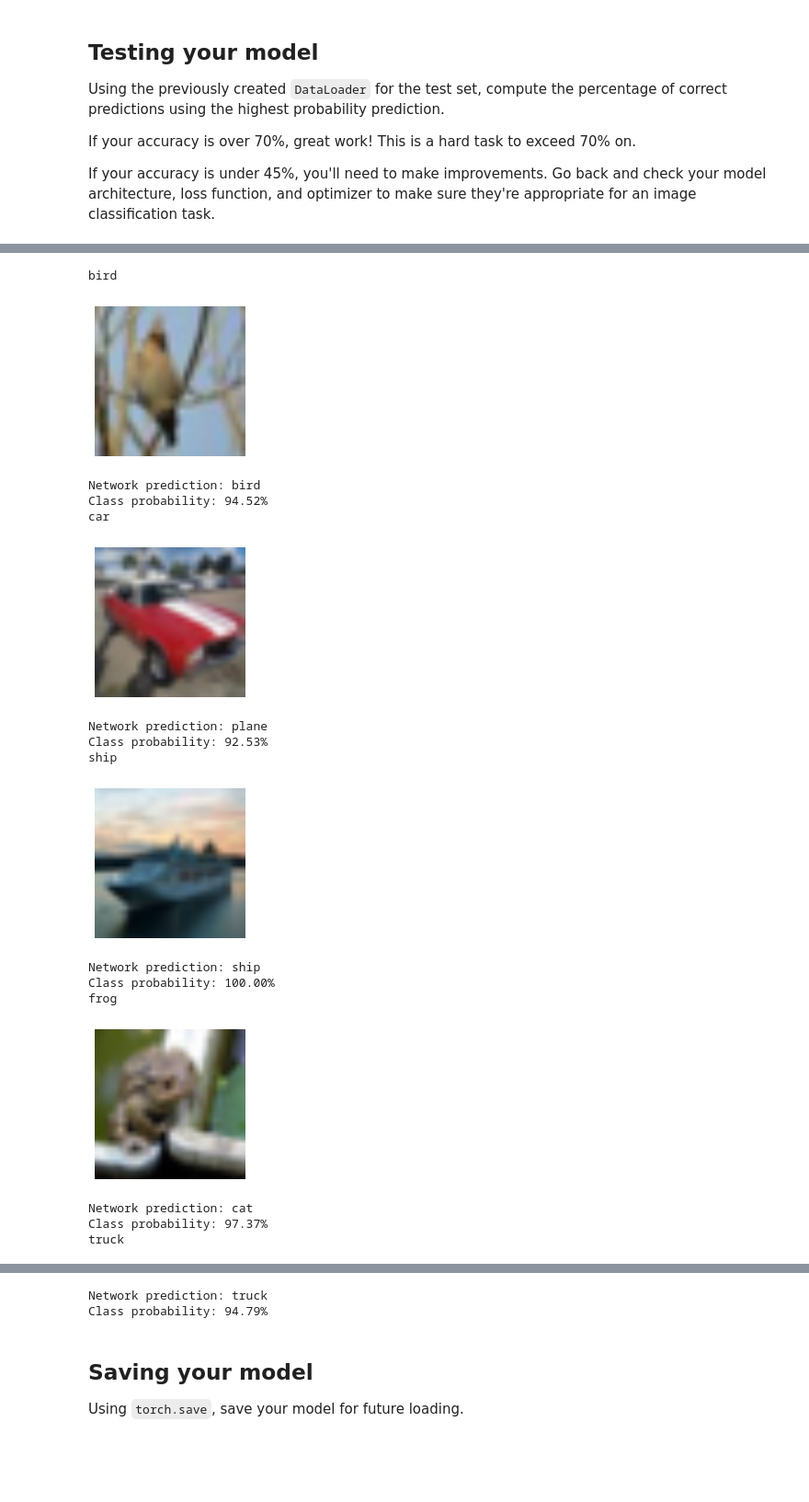
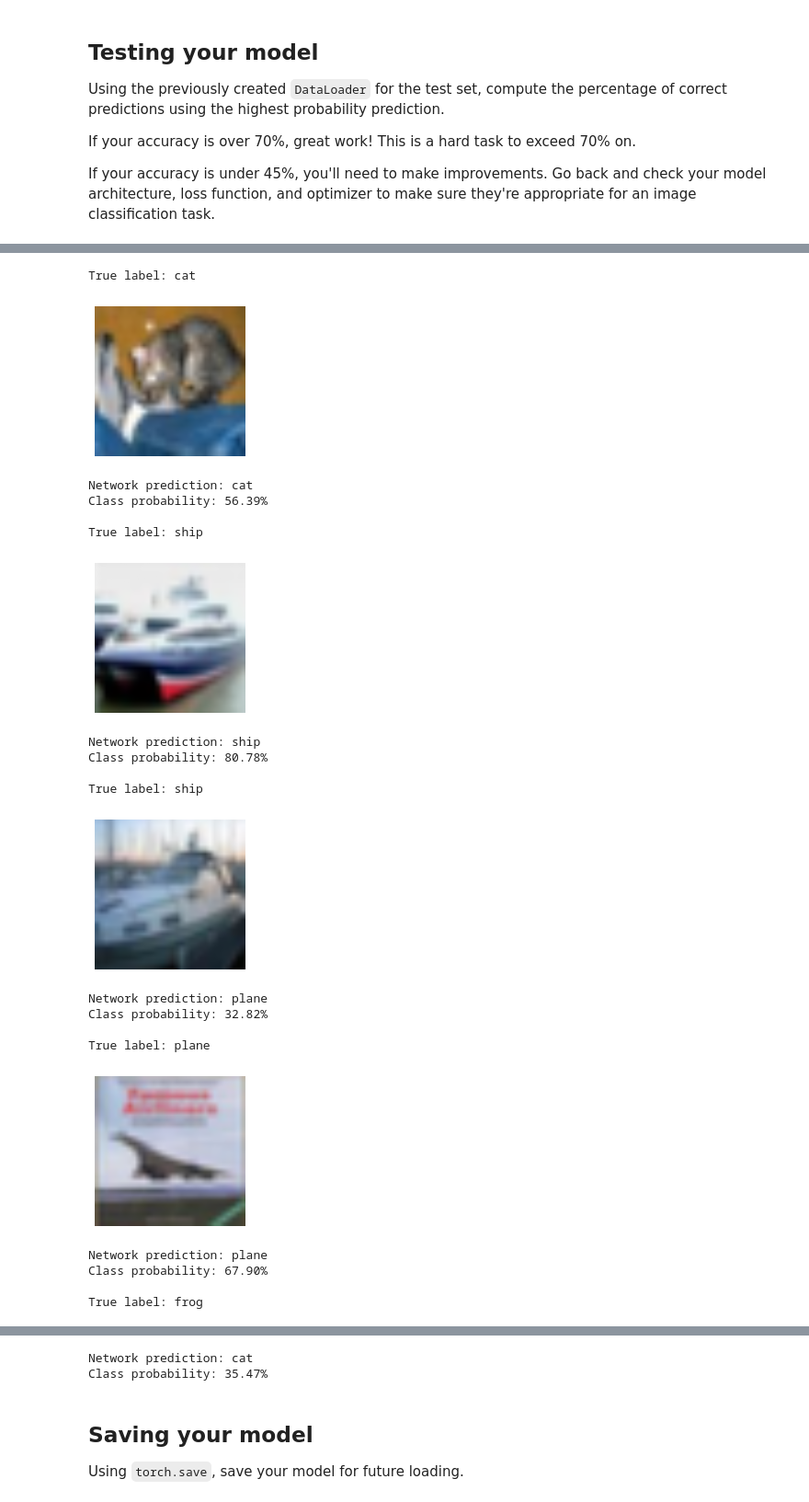
Before and after one commit to bchase17/machine_leaning, a Jupyter notebook: Image_Classification_NN.ipynb, the cells around one changed output, grey strips where cells are left out. Shown: that part at 92% size. Drawn from its saved outputs; the diff is of its cells as text; code cells hidden in the pictures; blank space fills up the shorter version.

```diff
--- a/Image_Classification_NN.ipynb
+++ b/Image_Classification_NN.ipynb
@@ -48,16 +50,18 @@ transform = transforms.Compose([transforms.RandomVerticalFlip(0.5), #flip image
 #num of subprocesses
 workers=2
 #samples per batch
-batch=5
+batch=32
 
 # Create training set and define training dataloader
 trainingset = torchvision.datasets.CIFAR10(root='data', train=True, transform=transform, download=True)
 
-trainload = torch.utils.data.DataLoader(trainingset, batch_size=batch, num_workers=workers, shuffle=True)
+#split trainingset into training and validation sets
+trainset, valset = torch.utils.data.random_split(trainingset, [int(len(trainingset)*.8), int(len(trainingset)*.2)])
+trainload = torch.utils.data.DataLoader(trainset, batch_size=batch, num_workers=workers, shuffle=True)
+valload = torch.utils.data.DataLoader(valset, batch_size=batch, num_workers=workers, shuffle=True)
 
 # Create test set and define test dataloader
-testset = torchvision.datasets.CIFAR10(root='data', train=False, transform=transform, download=True)
-
+testset = torchvision.datasets.CIFAR10(root='data', train=False, transform=transforms.ToTensor(), download=True)
 testload = torch.utils.data.DataLoader(testset, batch_size=batch, num_workers=workers, shuffle=False)
 
 # The 10 classes in the dataset
@@ -138,7 +143,7 @@ class NeuralNetwork(nn.Module):
         self.dropout3 = nn.Dropout(0.25)
 
         # Softmax layer
-        self.softmax = nn.Softmax(dim=1)
+        self.log_softmax = nn.LogSoftmax(dim=1)
 
     def forward(self, x):
 
@@ -157,9 +162,9 @@ class NeuralNetwork(nn.Module):
         x = self.dropout1(x) #avoid overfitting
         x = F.relu(self.fc2(x))
         x = self.dropout2(x) #avoid overfitting
-        x = self.fc3(x)
 
-        x = self.softmax(x)
+        logits = self.fc3(x)
+        x = self.log_softmax(logits)
 
         return x
 
@@ -330,42 +323,48 @@ Files already downloaded and verified
 # %%
-dataiter = iter(tl2)
+dataiter = iter(testload)
 
 batch = next(dataiter)
 labels = batch[1][0:5]
 images = batch[0][0:5]
-predictions = network(images)
-predicted_classes = predictions.argmax(dim=1)
-probabilities = predictions.max(dim=1)[0]
+predictions = network(images) #run image through neural network
+predicted_classes = predictions.argmax(dim=1) #pull in class of top prediction
+probabilities = predictions.max(dim=1)[0] #pull in probability of top prediction
 
 for i in range(5):
-    print(classes[labels[i]])
+    print('True label: {}'.format(classes[labels[i]]))
 
     image = images[i].numpy()
 
-    plt.figure(figsize=(3,3))
-    plt.imshow(image.transpose(1, 2, 0), interpolation='bilinear')
+    plt.figure(figsize=(3,3)) #shrink image
+    plt.imshow(image.transpose(1, 2, 0), interpolation='bilinear') #rotate image and make clearer
     plt.axis('off')
     plt.show()
 
     pred_class = classes[predicted_classes[i]]
-    prob = probabilities[i].item()
+    log_prob = probabilities[i].item()
+    prob = torch.exp(torch.tensor(log_prob))
     print('Network prediction: {}'.format(pred_class))
     print('Class probability: {:.2f}%'.format(prob*100))
+    print('')
 # %% [output]
-bird
+True label: cat
-[figure, old version]
+[figure, new version]
-Network prediction: bird
-Class probability: 94.52%
-car
+Network prediction: cat
+Class probability: 56.39%
+
+True label: ship
-[figure, old version]
+[figure, new version]
-Network prediction: plane
-Class probability: 92.53%
-ship
+Network prediction: ship
+Class probability: 80.78%
+
+True label: ship
-[figure, old version]
+[figure, new version]
-Network prediction: ship
-Class probability: 100.00%
-frog
+Network prediction: plane
+Class probability: 32.82%
+
+True label: plane
-[figure, old version]
+[figure, new version]
-Network prediction: cat
-Class probability: 97.37%
-truck
+Network prediction: plane
+Class probability: 67.90%
+
+True label: frog
@@ -373,5 +372,5 @@ truck
-Network prediction: truck
-Class probability: 94.79%
+Network prediction: cat
+Class probability: 35.47%
 # %% [markdown]
 ## Saving your model
 Using `torch.save`, save your model for future loading.
```
Also changed, not shown: parts of 10 cells of this notebook, 1 other file.
